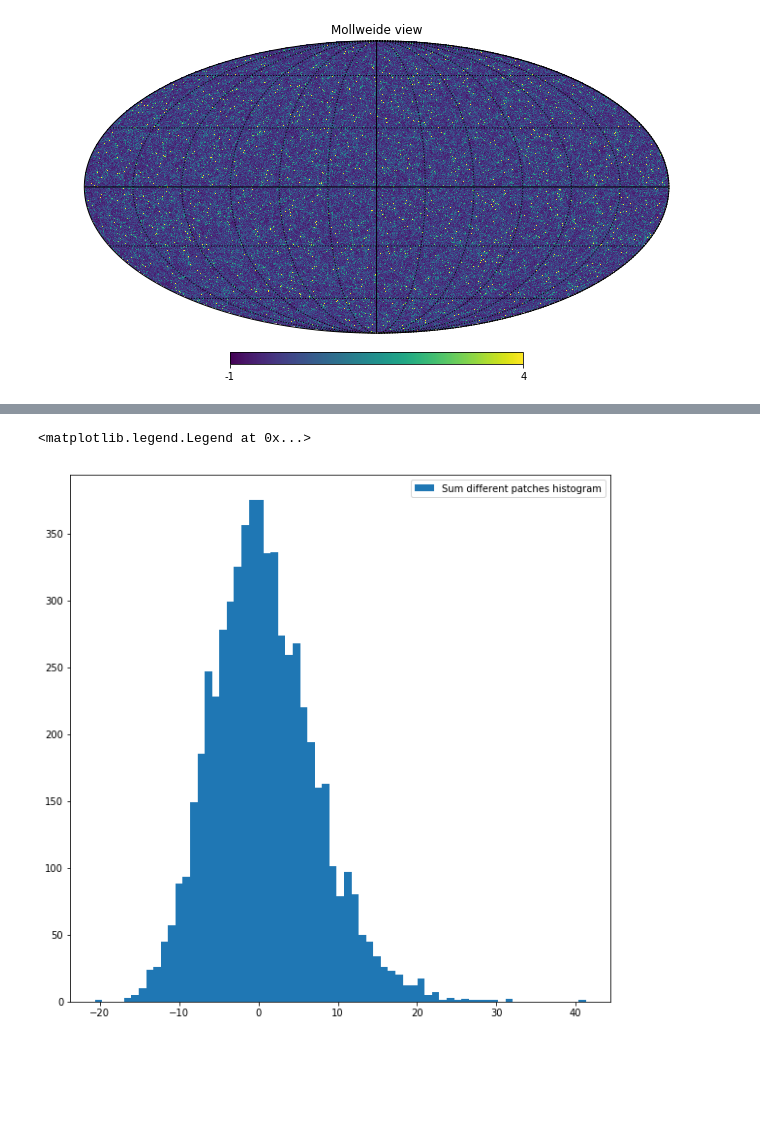
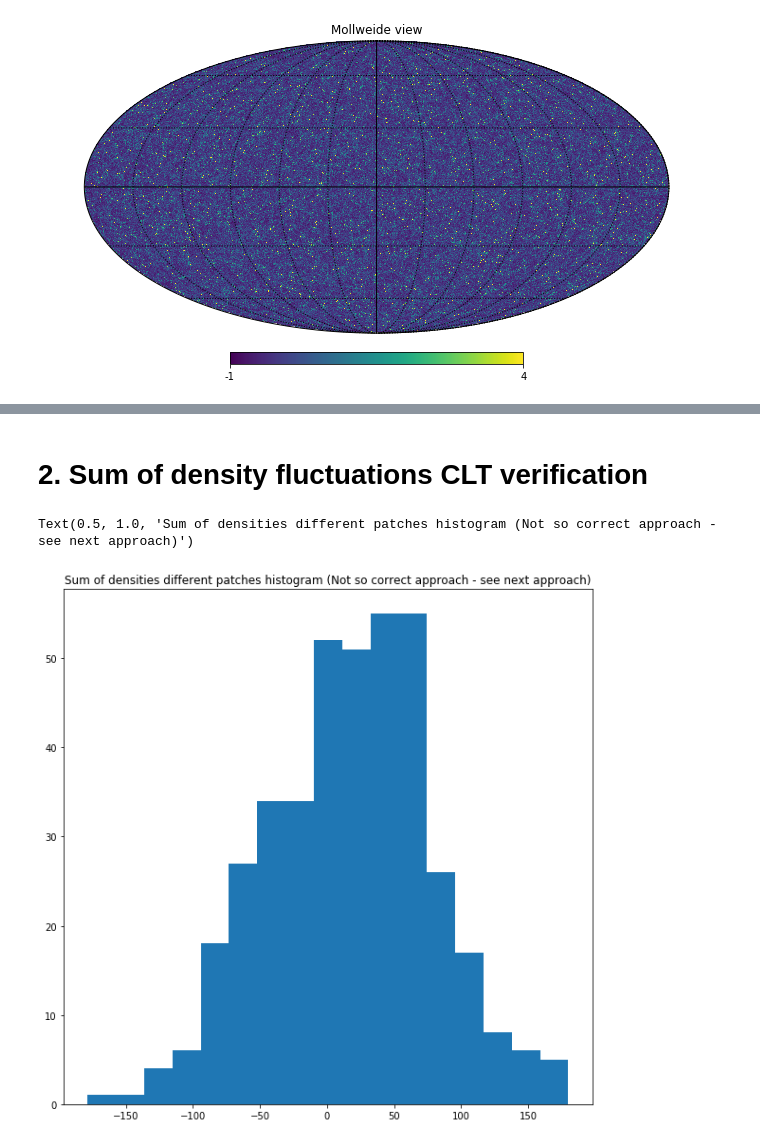
Before and after one commit to anikhalder/Integrated_Bispectrum, a Jupyter notebook: power_spectrum_mice/pdf_mice_map_and_patches.ipynb, the cells around one changed output, grey strips where cells are left out. Drawn from its saved outputs; the diff is of its cells as text; code cells hidden in the pictures; blank space fills up the shorter version.

```diff
--- a/power_spectrum_mice/pdf_mice_map_and_patches.ipynb
+++ b/power_spectrum_mice/pdf_mice_map_and_patches.ipynb
@@ -112,2 +145,0 @@ def fit_lognormal_pdf(density_field, no_of_bins, sq_degrees=40000):
-# %%
-fit_lognormal_pdf(density_field_map, 500) # full sky
@@ -131,0 +177,2 @@ fit_lognormal_pdf(density_field_map, 'auto', 5)
+# %%
+fit_lognormal_pdf(density_field_map, 'auto', 0.34)
@@ -132,32 +337,36 @@ fit_lognormal_pdf(density_field_map, 'auto', 5)
+# %% [markdown]
+# 2. Sum of density fluctuations CLT verification
 # %%
-### distribution of sum of density fluctuations in different patches
+### distribution of sum of density fluctuations in different patches (Not so correct approach - see next approach)
 
-entries = 6000
-patches = 100
-sum_arr = np.zeros(entries)
+sample_sets = 400 # A...Z
+n = 10000 # 1...n
+sum_arr = np.zeros(sample_sets)
 
-for i in range(patches):
+#random_pixel = random.randint(0,12*nside**2)
+
+for i in range(n):
     random_pixel = random.randint(0,12*nside**2)
 
     # Center of spherical cap around at random_pixel around which to take sq_degrees area
     disc_center = hp.pix2vec(nside, random_pixel)
 
-    sq_degrees_list = [5,10,50,250]
-    sq_degrees = random.choice(sq_degrees_list)
+    #sq_degrees_list = [5,10,50,250]
+    #sq_degrees = random.choice(sq_degrees_list)
 
-    sq_degrees = 10
+    sq_degrees = 0.34
 
     patch_radius = calculate_patch_radius(sq_degrees)
 
     # find the pixels
     pixels_indices_disc = hp.query_disc(nside, disc_center, patch_radius)
     density_field_disc = density_field_map[pixels_indices_disc]
-    np.random.shuffle(density_field_disc)
-    sum_arr += density_field_disc[:entries]
+    #np.random.shuffle(density_field_disc)
+    sum_arr += density_field_disc[:sample_sets]
 
 plt.figure(figsize=(10,10))
-plt.hist(sum_arr, bins='auto', label=r'Sum different patches histogram')
-plt.legend()
+plt.hist(sum_arr, bins='auto')
+plt.title('Sum of densities different patches histogram (Not so correct approach - see next approach)')
 # %% [output]
-<matplotlib.legend.Legend at 0x...>
+Text(0.5, 1.0, 'Sum of densities different patches histogram (Not so correct approach - see next approach)')
-[figure, old version]
+[figure, new version]
```
Also changed, not shown: parts of 28 cells of this notebook, 2 other files.
